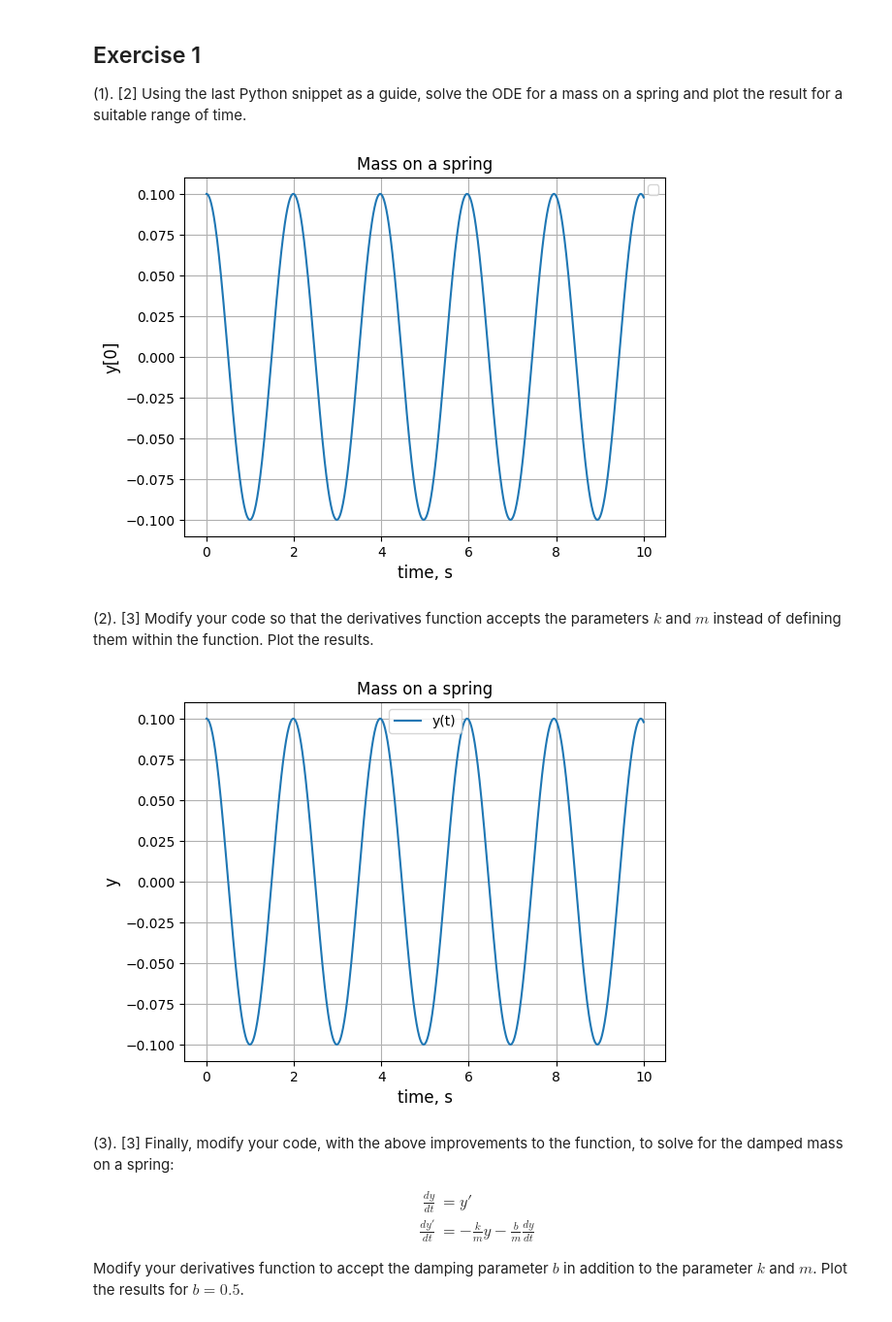
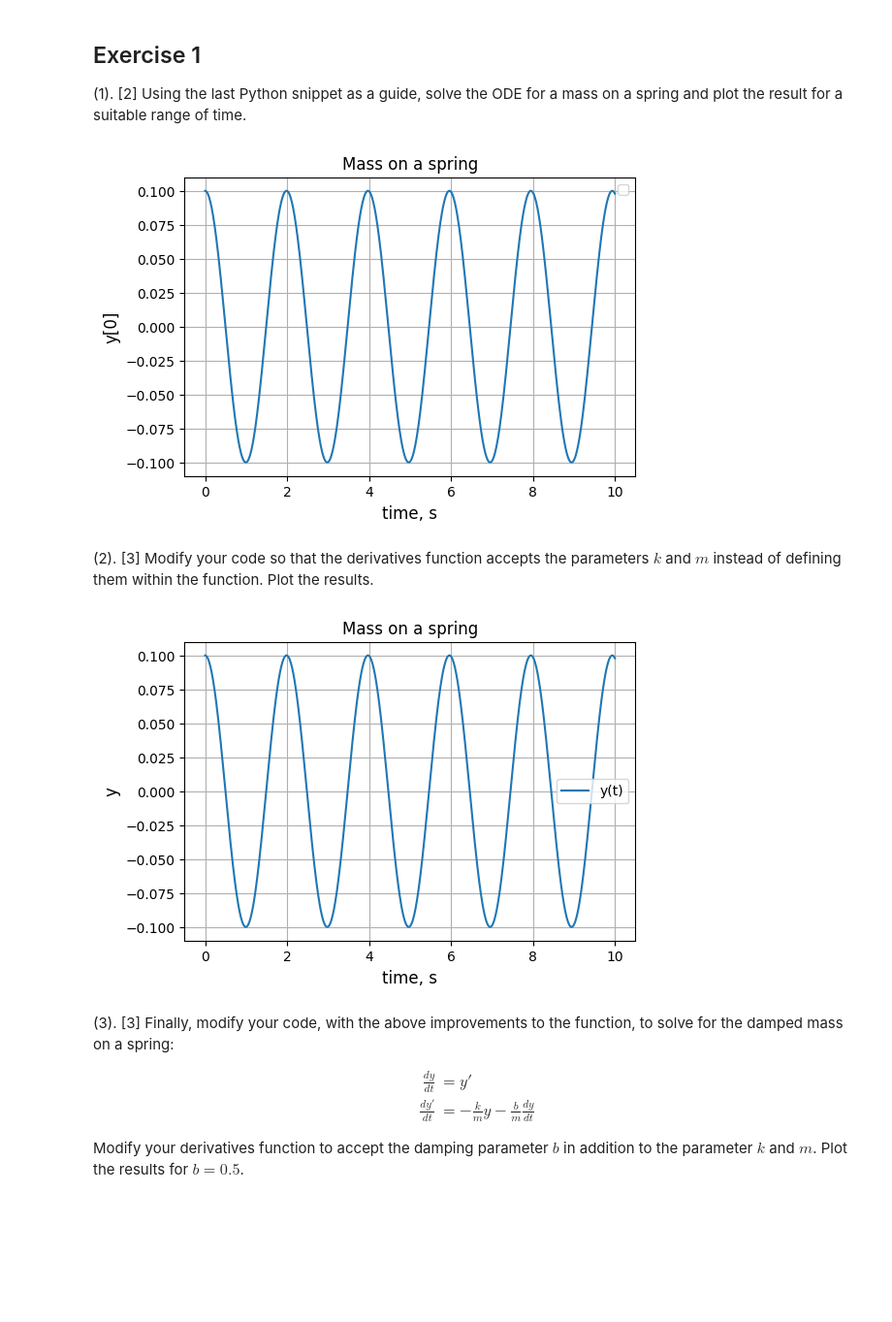
Before and after one commit to PX2145-2025/week-8-b-Lalsodagar-Adi, a Jupyter notebook: ODEs_Adi_Lalsodagar.ipynb, the cells around one changed output. Shown at 97% size. Drawn from its saved outputs; the diff is of its cells as text; code cells hidden in the pictures; blank space fills up the shorter version.

```diff
--- a/ODEs_Adi_Lalsodagar.ipynb
+++ b/ODEs_Adi_Lalsodagar.ipynb
@@ -242,14 +242,16 @@ def f(y, t): # return derivatives of the array y
 yinit = [0.1, 0] # TWO initial values, y and y'
 y = odeint(f, yinit , t)
 # %%
-plt.plot(t, y[:,0]) # plotting the zeroth derivative (i.e. integral)
+# plotting the zeroth derivative (i.e. integral)
+plt.figure(figsize=(6,4))
+plt.plot(t, y[:,0])
 plt.xlabel('time, s', fontsize = 12)
 plt.ylabel('y[0]', fontsize = 12)
 plt.title('Mass on a spring')
 plt.legend()
 plt.grid()
 # %% [output]
-[figure, old version]
+[figure, new version]
 # %% [markdown]
  (2). [3] Modify your code so that the derivatives function accepts the parameters $k$ and $m$ instead of defining them within the function. Plot the results.
 # %%
@@ -264,15 +266,16 @@ m = 1.0
 yinit = [0.1, 0] # TWO initial values, y and y'
 y = odeint(f, yinit , t, args=(k, m))
 
-plt.figure() # Start a new figure to avoid overlaying on previous plot
-plt.plot(t, y[:,0], label='y(t)') # plotting the zeroth derivative (i.e. integral)
+# plotting the zeroth derivative (i.e. integral)
+plt.figure(figsize = (6,4))
+plt.plot(t, y[:,0], label='y(t)')
 plt.xlabel('time, s', fontsize = 12)
 plt.ylabel('y', fontsize = 12)
 plt.title('Mass on a spring')
 plt.legend()
 plt.grid()
 # %% [output]
-[figure, old version]
+[figure, new version]
 # %% [markdown]
  (3). [3] Finally, modify your code, with the above improvements to the function, to solve for the damped mass on a spring:
 
```
Also changed, not shown: parts of 11 cells of this notebook.
